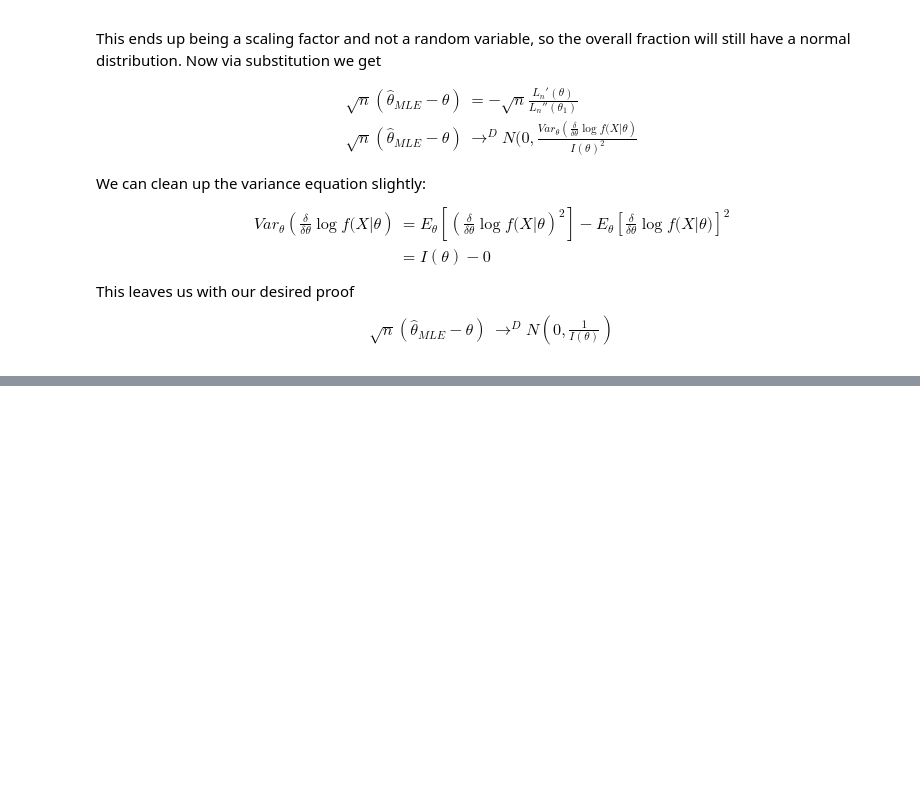
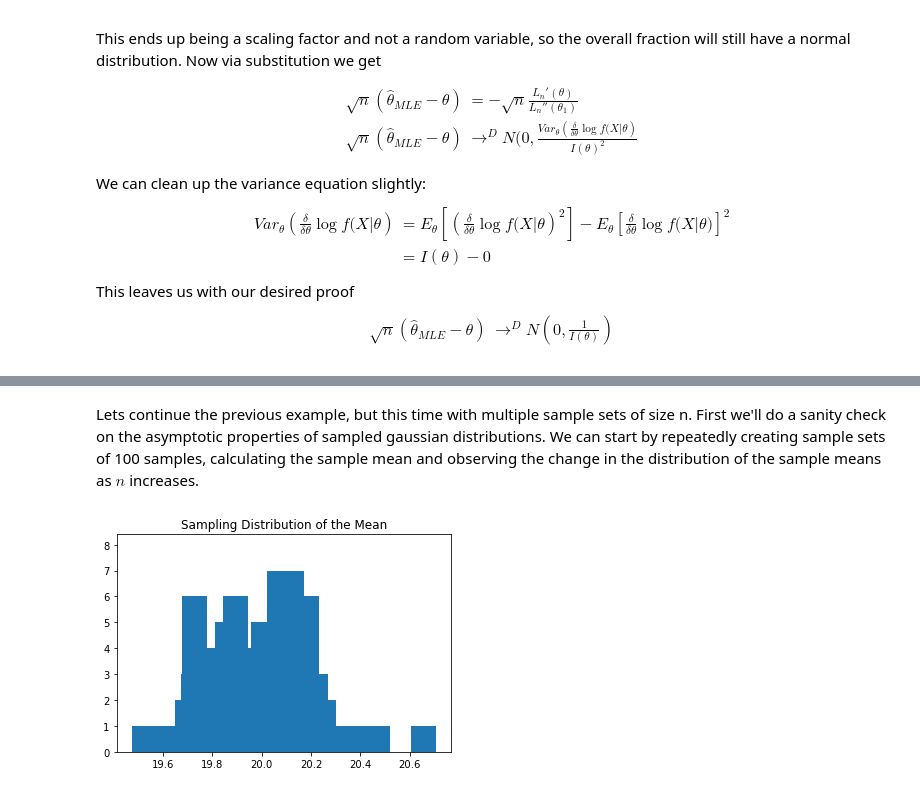
Before and after one commit to adibshalekeen/machinelearningblogs, a Jupyter notebook: Maximum_Likelihood_Estimation/Maximum Likelihood Estimation.ipynb, the cells around one changed output, grey strips where cells are left out. Cells and saved outputs as stored; diff of their text form; code cells hidden in the pictures; blank space fills up the shorter version.

```diff
--- a/Maximum_Likelihood_Estimation/Maximum Likelihood Estimation.ipynb
+++ b/Maximum_Likelihood_Estimation/Maximum Likelihood Estimation.ipynb
@@ -633,0 +666,20 @@ $$
+# %% [markdown]
+Lets continue the previous example, but this time with multiple sample sets of size n. First we'll do a sanity check on the asymptotic properties of sampled gaussian distributions. We can start by repeatedly creating sample sets of 100 samples, calculating the sample mean and observing the change in the distribution of the sample means as $n$ increases.
+# %%
+m = 200
+n = 50
+
+mean_bar_graph = plt.subplot(111)
+means = []
+for i in range(m):
+    samples = np.array(gaussian_sampling(n, GROUND_TRUTH_MEAN, GROUND_TRUTH_VARIANCE))
+    mean = np.sum(samples) / samples.size
+    means.append(mean)
+
+means, b = np.histogram(means, bins=m)
+mean_bar_graph.set_ylim(0, np.max(means) * 1.2)
+mean_bar_graph.bar(b[1:], means, width=GROUND_TRUTH_MEAN/m)
+mean_bar_graph.set_title("Sampling Distribution of the Mean")
+plt.show()
+# %% [output]
+[figure, added]
```
Also changed, not shown: parts of 9 cells of this notebook.
